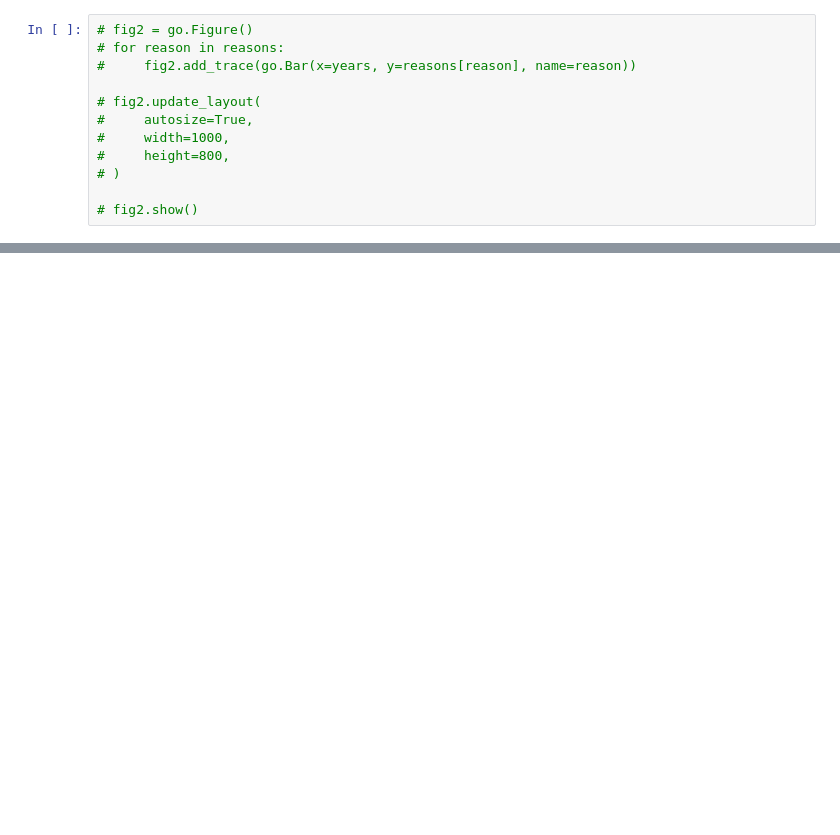
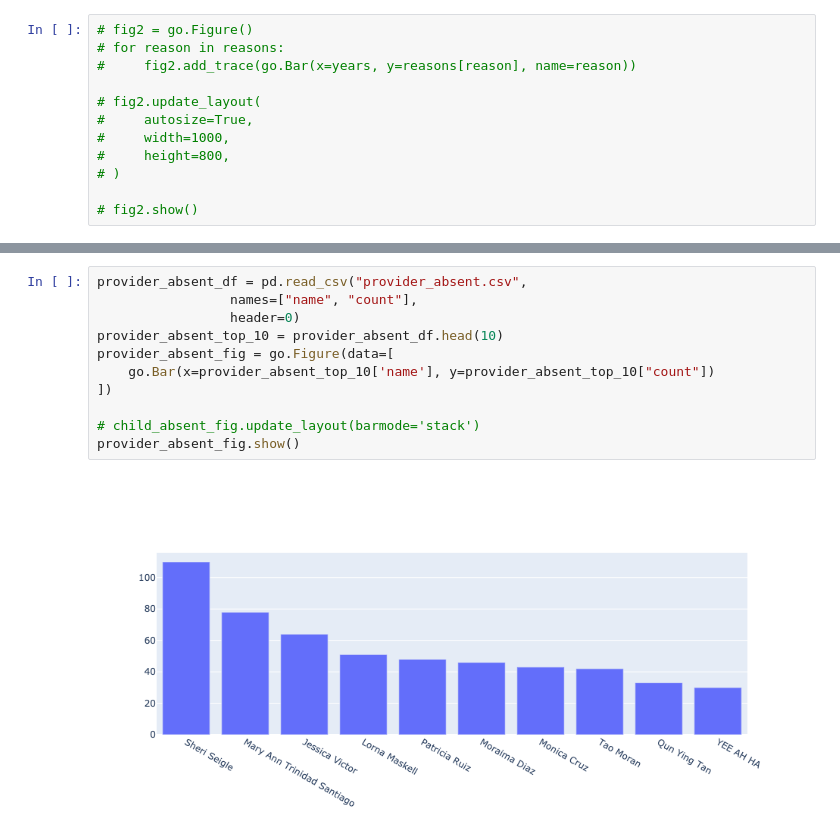
Before and after one commit to wujiang/analytics, a Jupyter notebook: mpcny.ipynb, the cells around one changed output, grey strips where cells are left out. Cells and saved outputs as stored; diff of their text form; blank space fills up the shorter version.

```diff
--- a/mpcny.ipynb
+++ b/mpcny.ipynb
@@ -70,0 +85,13 @@ NameError: name 'go' is not defined
+# %%
+provider_absent_df = pd.read_csv("provider_absent.csv",
+                 names=["name", "count"],
+                 header=0)
+provider_absent_top_10 = provider_absent_df.head(10)
+provider_absent_fig = go.Figure(data=[
+    go.Bar(x=provider_absent_top_10['name'], y=provider_absent_top_10["count"])
+])
+
+# child_absent_fig.update_layout(barmode='stack')
+provider_absent_fig.show()
+# %% [output]
+[figure, added]
```
Also changed, not shown: parts of 6 cells of this notebook, 6 other files.
